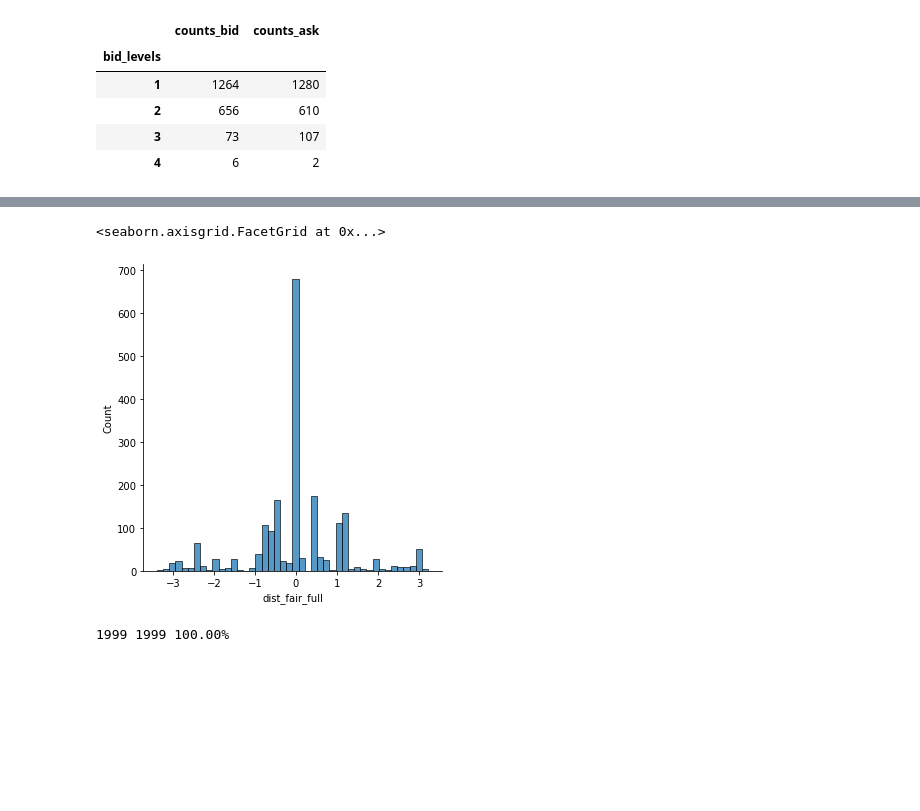
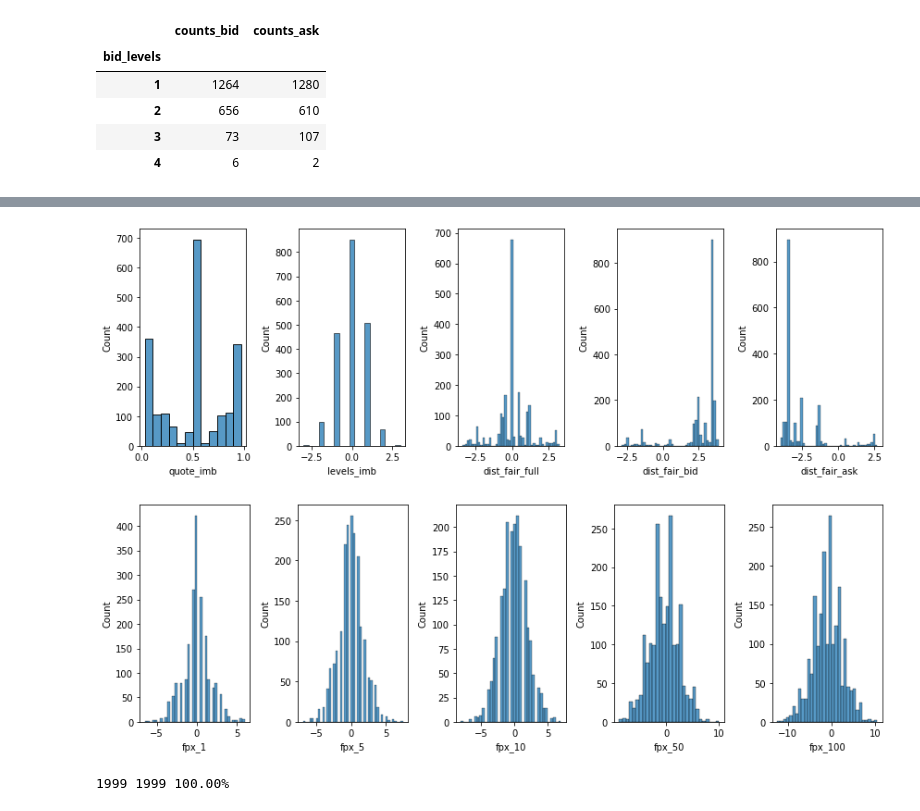
Before and after one commit to XiuLuoShen/imc_prosperity, a Jupyter notebook: ResultsAnalysis.ipynb, the cells around one changed output, grey strips where cells are left out. Cells and saved outputs as stored; diff of their text form; code cells hidden in the pictures; blank space fills up the shorter version.

Commit message:
Add naive algos using VWAP of quote

```diff
--- a/ResultsAnalysis.ipynb
+++ b/ResultsAnalysis.ipynb
@@ -439,9 +471,3 @@ Index(['timestamp', 'symbol', 'bid_levels', 'bid', 'bid_sz', 'bid_2',
-# %%
-quote['dist_fair_full'] = quote['quote_wgt_px_full']-quote['mid_price']
-quote['dist_fair_3'] = quote['quote_wgt_px_3']-quote['mid_price']
-
-quote['dist_fair_bid'] = quote['quote_wgt_px_full']-quote['bid']
-quote['dist_fair_ask'] = quote['quote_wgt_px_full']-quote['ask']
 # %%
 high_level_summary(sym, quote)
 # %% [output]
@@ -501,0 +492,5 @@ quote[['bid','ask','mid_price','ask_sz','bid_sz','quote_wgt_px_full', 'dist_fair
+# %%
+f, ax = plt.subplots(1, 5, figsize=(12,4))
+for i, col in enumerate(['spread','bid_sz','ask_sz', 'bid_sz_2','ask_sz_2']):
+    sns.histplot(x=col, data=quote, ax=ax[i])
+plt.tight_layout()
@@ -502,8 +499,17 @@ quote[['bid','ask','mid_price','ask_sz','bid_sz','quote_wgt_px_full', 'dist_fair
+# %%
+f, ax = plt.subplots(1, 5, figsize=(12,4))
+for i, col in enumerate(['quote_imb','levels_imb', 'dist_fair_full','dist_fair_bid','dist_fair_ask']):
+    sns.histplot(x=col, data=quote, ax=ax[i])
+plt.tight_layout()
+# %% [output]
+[figure, added]
 # %%
-sns.displot(x='dist_fair_full', data=quote)
+f, ax = plt.subplots(1, 5, figsize=(12,4))
+for i, col in enumerate(['fpx_1','fpx_5','fpx_10','fpx_50','fpx_100']):
+    sns.histplot(x=col, data=quote, ax=ax[i])
+plt.tight_layout()
 # %% [output]
-<seaborn.axisgrid.FacetGrid at 0x...>
-[figure, old version]
+[figure, new version]
 # %%
 # sub_data = quote.loc[np.abs(quote.dist_fair_full) > 1].copy()
 sub_data = quote.copy()
```
Also changed, not shown: parts of 42 cells of this notebook, 2 other files.
